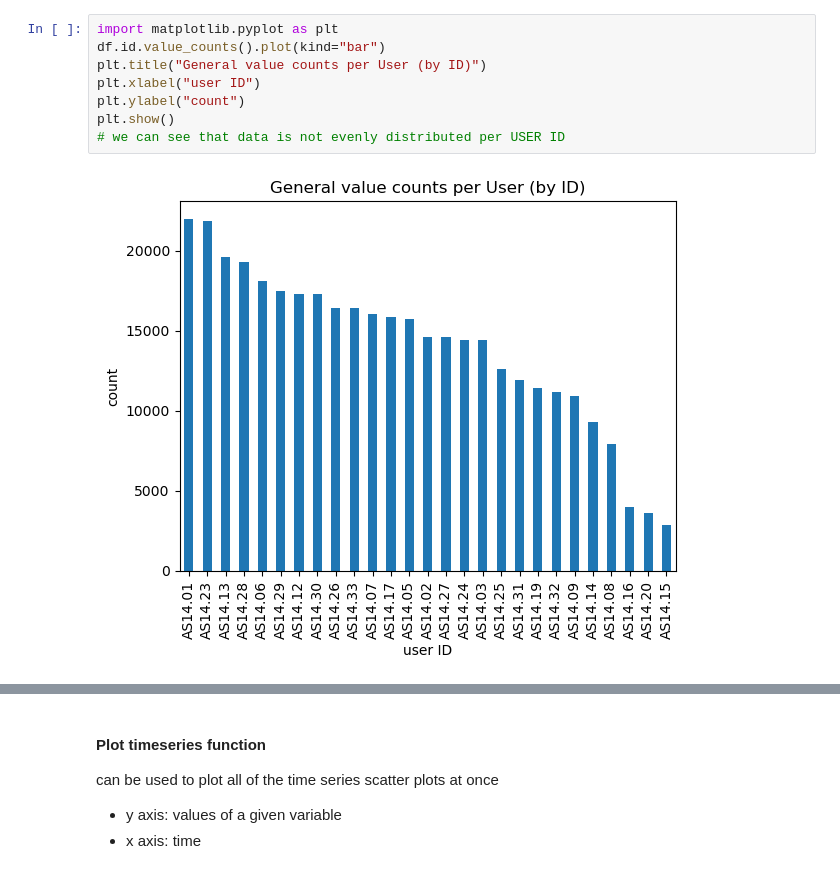
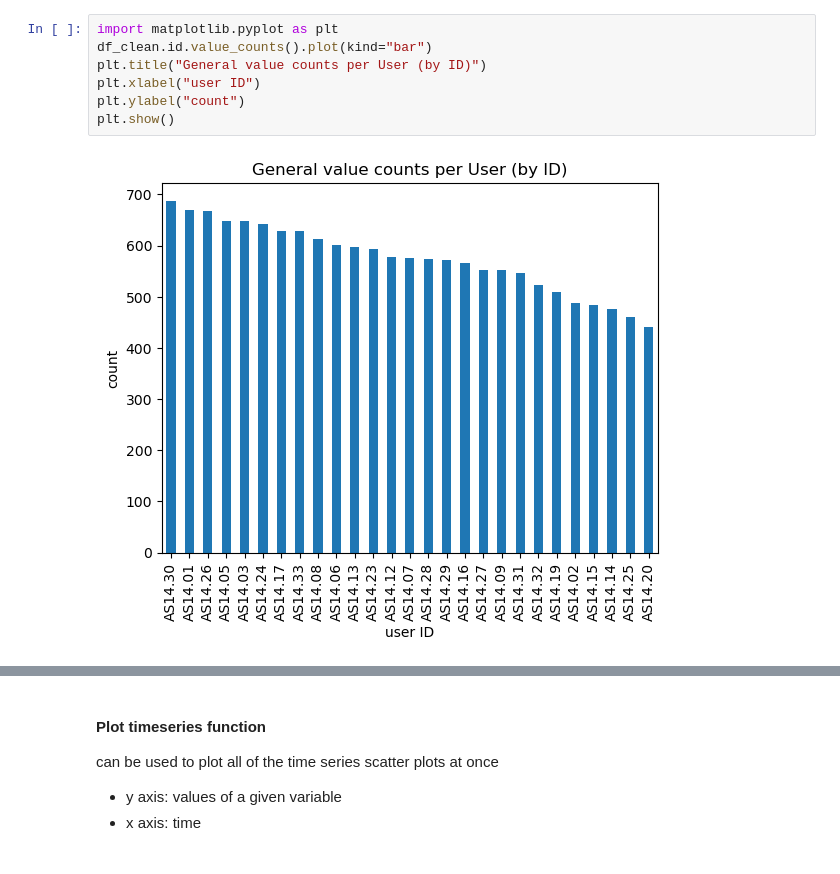
Before and after one commit to SoberZ/data-mining-techniques, a Jupyter notebook: mood.ipynb, the cells around one changed output, grey strips where cells are left out. Drawn from its saved outputs; the diff is of its cells as text.

Commit message:
Add dataset cleaning script

```diff
--- a/mood.ipynb
+++ b/mood.ipynb
@@ -7,11 +122,10 @@ df['time'] = pd.to_datetime(df["time"])
 # %%
 import matplotlib.pyplot as plt
-df.id.value_counts().plot(kind="bar")
+df_clean.id.value_counts().plot(kind="bar")
 plt.title("General value counts per User (by ID)")
 plt.xlabel("user ID")
 plt.ylabel("count")
 plt.show()
-# we can see that data is not evenly distributed per USER ID
 # %% [output]
-[figure, old version]
+[figure, new version]
 # %%
```
Also changed, not shown: parts of 9 cells of this notebook.
